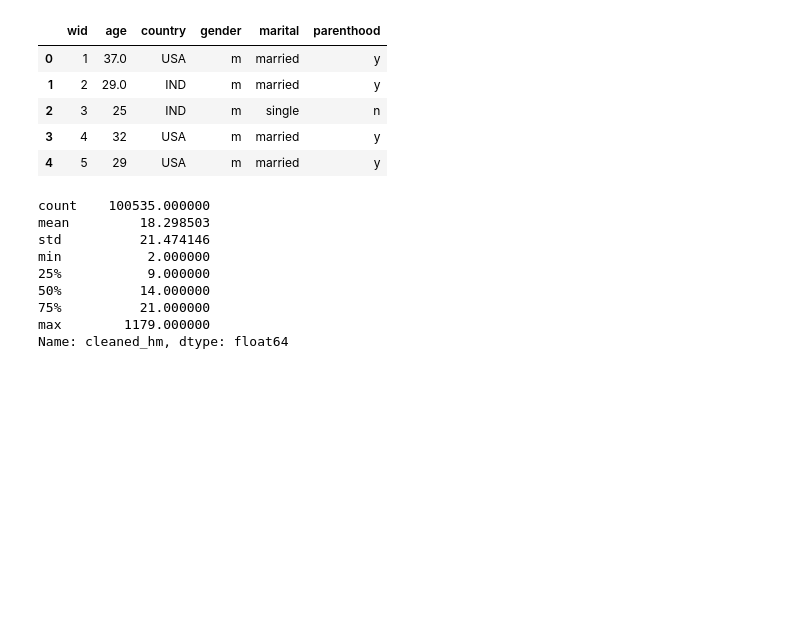
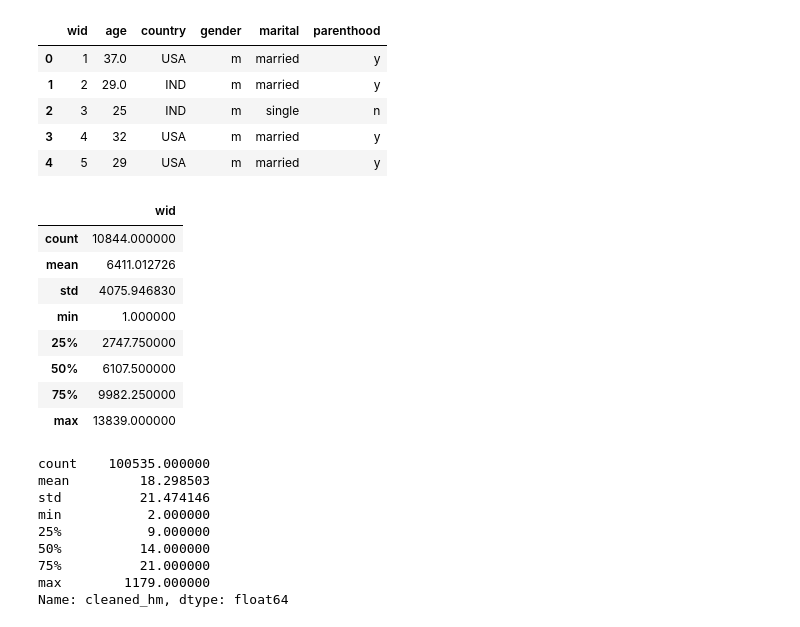
Before and after one commit to luminous66/CMPE256Project, a Jupyter notebook: happyDB.ipynb, the cells around one changed output. Saved outputs shown, nothing was run; the diff lists cells and outputs as text; code cells hidden in the pictures; blank space fills up the shorter version.

```diff
--- a/happyDB.ipynb
+++ b/happyDB.ipynb
@@ -30,4 +46,16 @@ demo.head()
 | 2 | 3 | 25 | IND | m | single | n |
 | 3 | 4 | 32 | USA | m | married | y |
 | 4 | 5 | 29 | USA | m | married | y |
+# %%
+demo.describe()
+# %% [output]
+|  | wid |
+| count | 10844.000000 |
+| mean | 6411.012726 |
+| std | 4075.946830 |
+| min | 1.000000 |
+| 25% | 2747.750000 |
+| 50% | 6107.500000 |
+| 75% | 9982.250000 |
+| max | 13839.000000 |
 # %%
```
Also changed, not shown: parts of 38 cells of this notebook.
